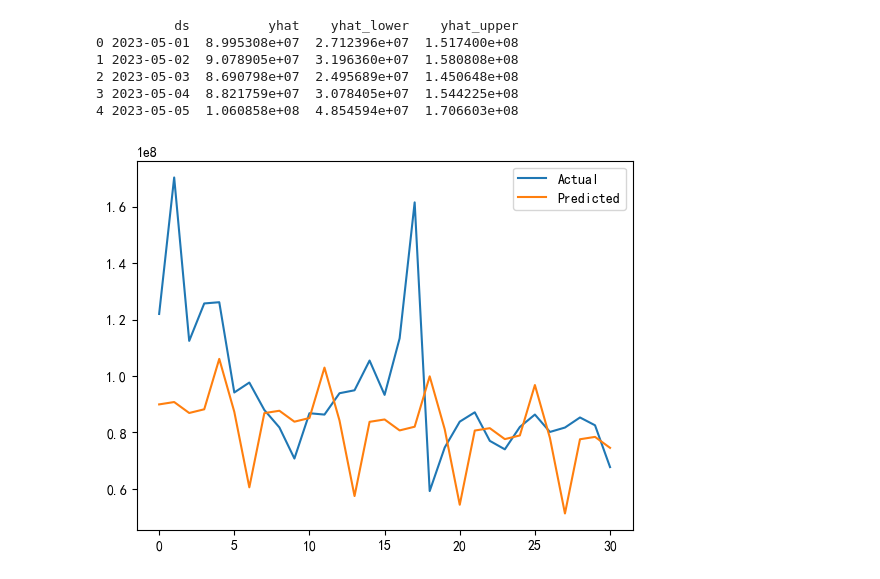
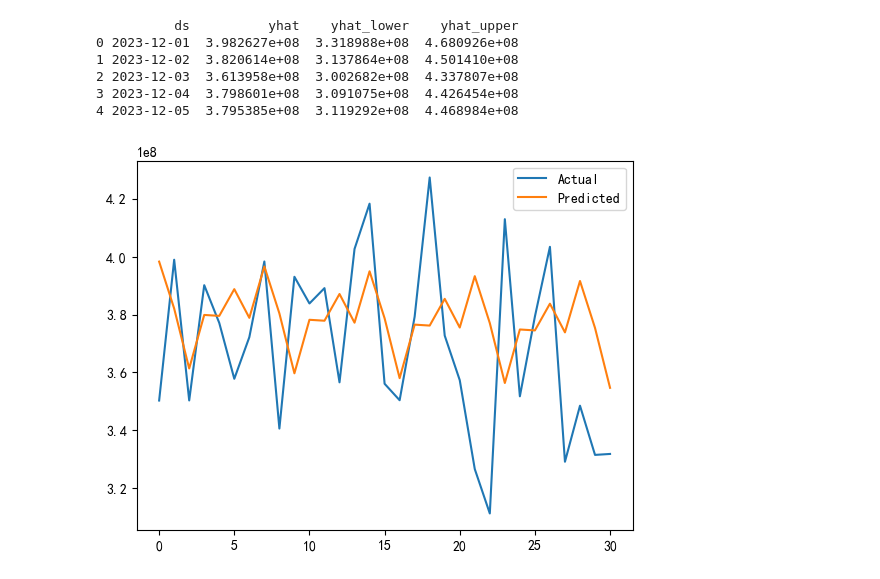
Before and after one commit to MarssZ/202404EDA, a Jupyter notebook: Test_Prophet.ipynb, the cells around one changed output. Saved outputs shown, nothing was run; the diff lists cells and outputs as text; code cells hidden in the pictures.

```diff
--- a/Test_Prophet.ipynb
+++ b/Test_Prophet.ipynb
@@ -17,8 +13,9 @@ Prophet 1.1.5
 # %%
 
 # 读取excel文件并获取指定列
-#df = pd.read_csv('Data\store_6922.csv', usecols=['dt', 'amt', 'discount_amount', 'pay_amount', 'num', 'discount', 'discount_percent', 'workdays', 'holidays', 'weekdays', 'text_day', 'text_night', 'high', 'low', 'high_low', 'wc_day'], encoding='GBK')
-df = pd.read_csv('Data\结果1_全站按日数据_最近2年数据.csv', usecols=['date', 'amount', 'order_cnt', 'text_day', 'text_night', 'high', 'low', 'wc_day', 'wd_day', 'wc_night', 'wd_night', 'week', 'holidays'], encoding='GBK')
+#df = pd.read_csv('Data\结果1_全站按日数据_最近2年数据.csv', usecols=['date', 'amount', 'order_cnt', 'text_day', 'text_night', 'high', 'low', 'wc_day', 'wd_day', 'wc_night', 'wd_night', 'week', 'holidays'], encoding='GBK')
+df = pd.read_csv('Data\结果1_全站按日期分组_2023全年.csv', usecols=['date', 'amount', 'order_cnt', 'text_day', 'text_night', 'high', 'low', 'wc_day', 'wd_day', 'wc_night', 'wd_night', 'week'], encoding='GBK')
+
 print(df.shape)
 print(df.head())
 df.plot()
@@ -60,7 +57,7 @@ model.fit(df_prophet)
 # 第三步：构建预测DataFrame：future, 这个future是预测的日期，只有2023-06-01至30日的数据
 future = list()
 for i in range(1, 31):
-    dateToPredict = '2023-06-%02d' % i
+    dateToPredict = '2023-12-%02d' % i
     future.append([dateToPredict])
 future = pd.DataFrame(future)
 future.columns = ['ds']
@@ -96,7 +93,7 @@ model.fit(df_prophet_train)
 ## 第6.3步：构建预测集
 df_prophet_future = list()
 for i in range(1, 32):
-    dateToPredict = '2023-05-%02d' % i
+    dateToPredict = '2023-12-%02d' % i
     df_prophet_future.append([dateToPredict])
 df_prophet_future = pd.DataFrame(df_prophet_future)
 df_prophet_future.columns = ['ds']
@@ -119,7 +116,7 @@ pyplot.show()
           ds          yhat    yhat_lower    yhat_upper
-0 2023-05-01  8.995308e+07  2.712396e+07  1.517400e+08
-1 2023-05-02  9.078905e+07  3.196360e+07  1.580808e+08
-2 2023-05-03  8.690798e+07  2.495689e+07  1.450648e+08
-3 2023-05-04  8.821759e+07  3.078405e+07  1.544225e+08
-4 2023-05-05  1.060858e+08  4.854594e+07  1.706603e+08
+0 2023-12-01  3.982627e+08  3.318988e+08  4.680926e+08
+1 2023-12-02  3.820614e+08  3.137864e+08  4.501410e+08
+2 2023-12-03  3.613958e+08  3.002682e+08  4.337807e+08
+3 2023-12-04  3.798601e+08  3.091075e+08  4.426454e+08
+4 2023-12-05  3.795385e+08  3.119292e+08  4.468984e+08
-[figure, old version]
+[figure, new version]
```
Also changed, not shown: parts of 4 cells of this notebook, 15 other files.
